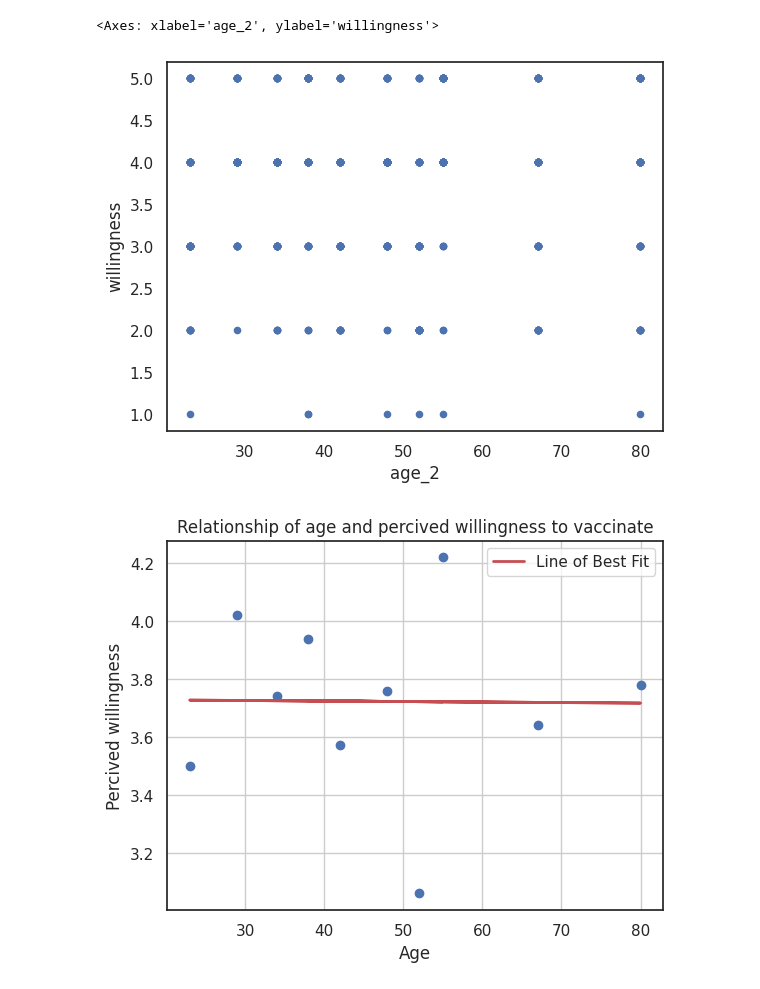
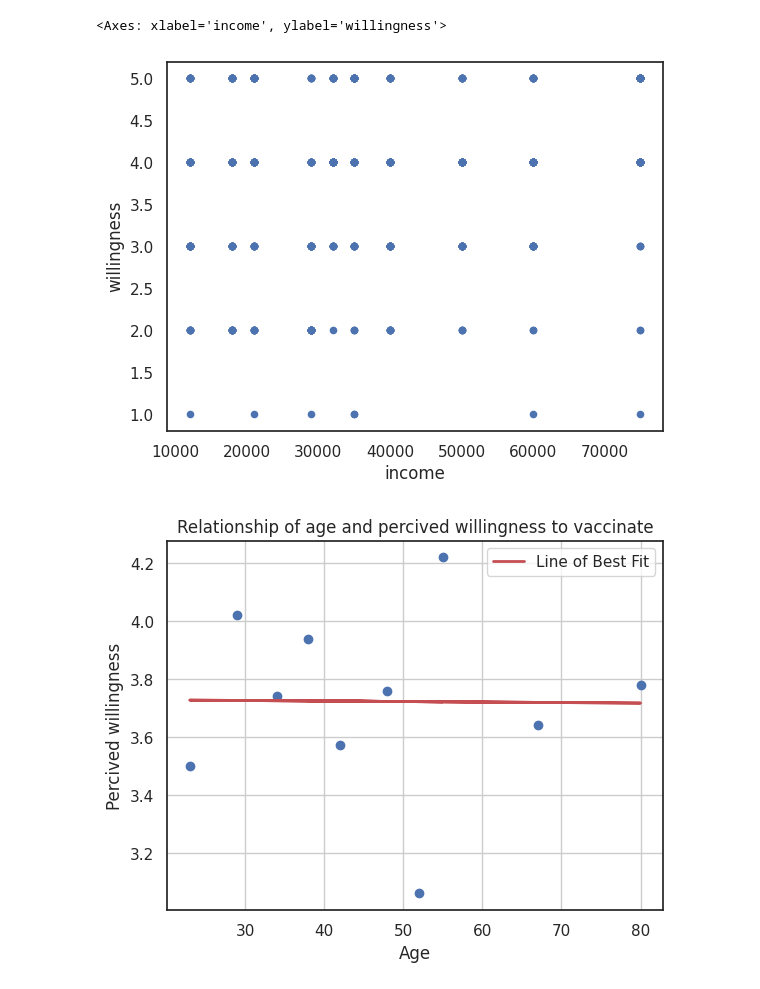
Before and after one commit to dramafisher/vaccine-github, a Jupyter notebook: vaccine_data_notebook_m2.ipynb, the cells around one changed output. Drawn from its saved outputs; the diff is of its cells as text; code cells hidden in the pictures.

```diff
--- a/vaccine_data_notebook_m2.ipynb
+++ b/vaccine_data_notebook_m2.ipynb
@@ -34,5 +62,5 @@ data.head(500)
 # %%
-data.plot(kind="scatter", x="age_2", y="willingness")
+data.plot(kind="scatter", x="income", y="willingness")
 # %% [output]
-<Axes: xlabel='age_2', ylabel='willingness'>
+<Axes: xlabel='income', ylabel='willingness'>
-[figure, old version]
+[figure, new version]
```
Also changed, not shown: parts of 7 cells of this notebook.
